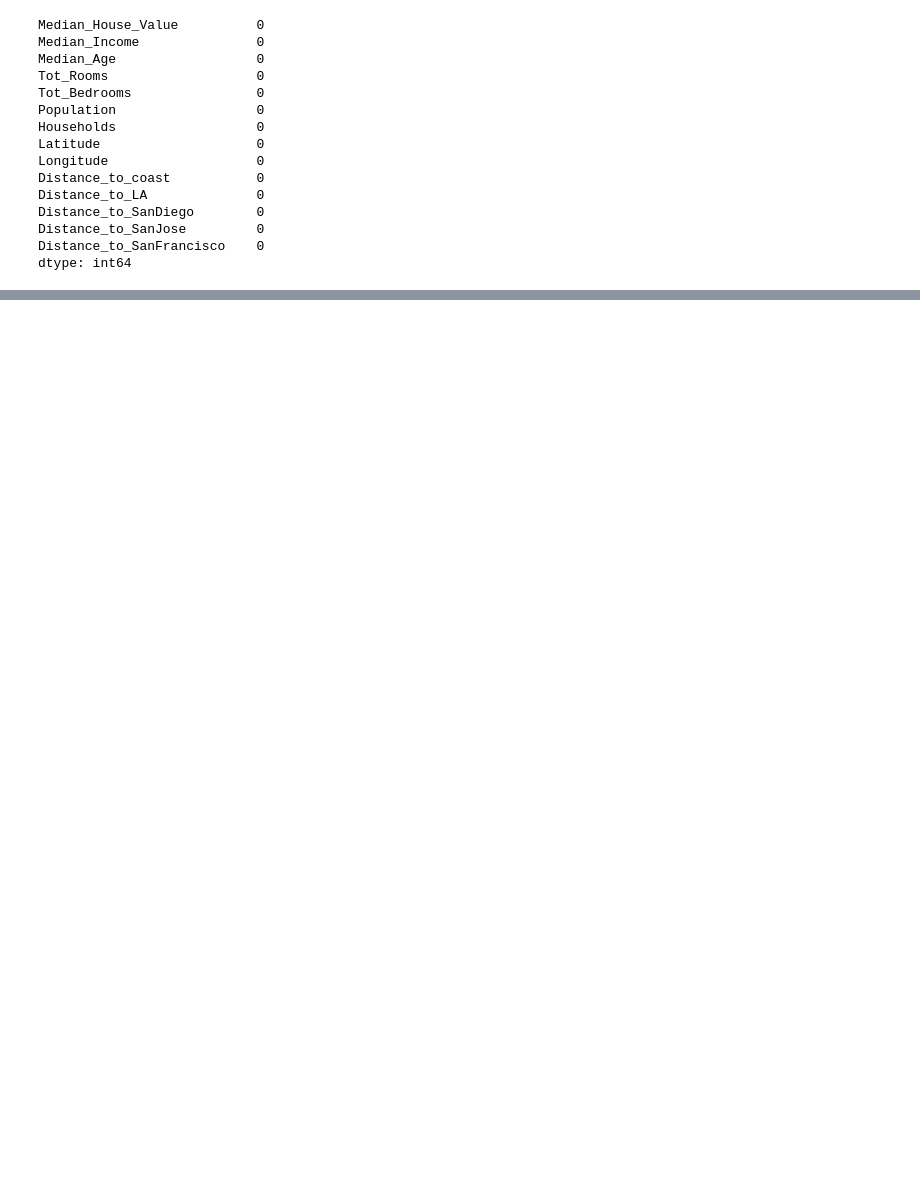
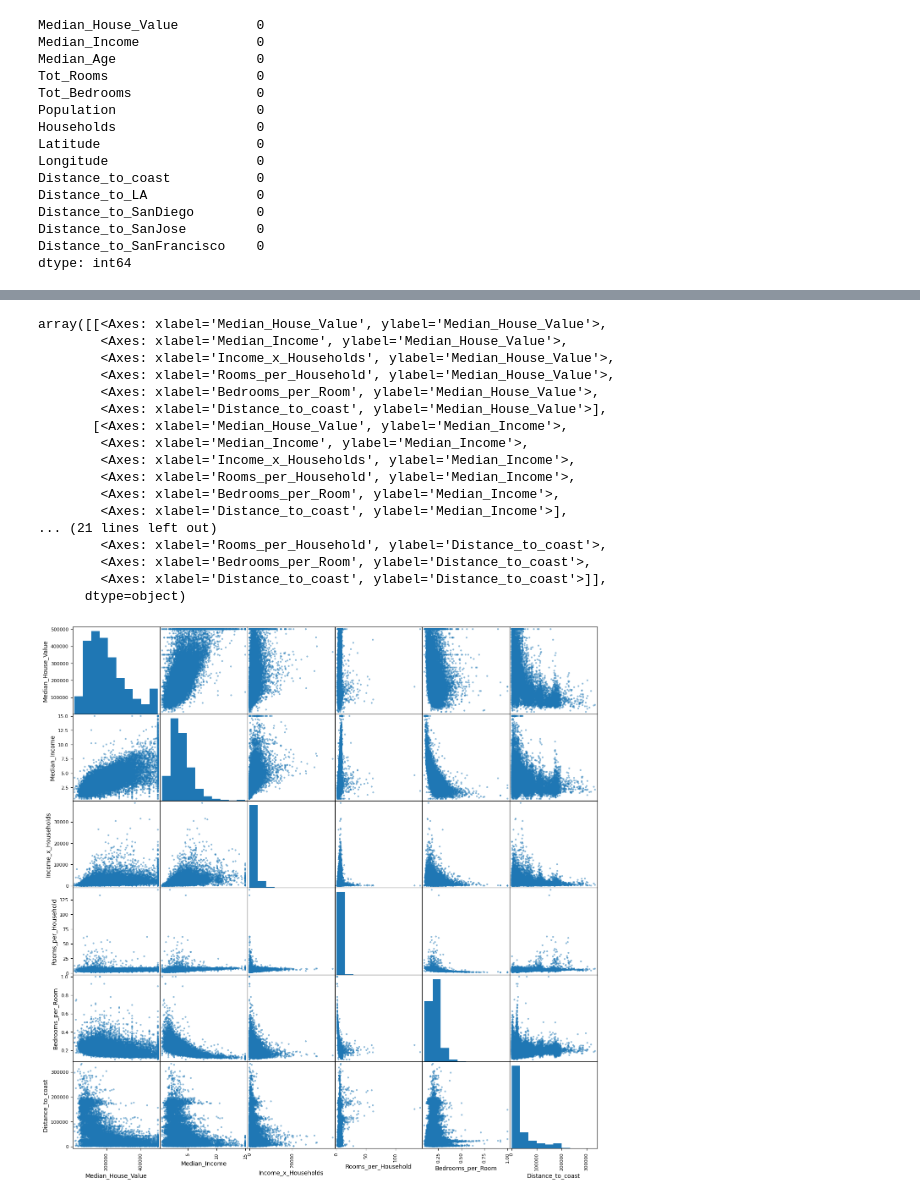
Before and after one commit to ahammadshawki8/ML-Projects, a Jupyter notebook: CALIFORNIA HOUSING/solve.ipynb, the cells around one changed output, grey strips where cells are left out. Drawn from its saved outputs; the diff is of its cells as text; code cells hidden in the pictures; blank space fills up the shorter version.

```diff
--- a/CALIFORNIA HOUSING/solve.ipynb
+++ b/CALIFORNIA HOUSING/solve.ipynb
@@ -62,0 +183,23 @@ plt.show()
+# %%
+# Scatter matrix plot for selected important attributes
+attributes = ["Median_House_Value", "Median_Income", "Income_x_Households", "Rooms_per_Household", "Bedrooms_per_Room", "Distance_to_coast"]
+scatter_matrix(data[attributes], figsize=(16, 16))
+# %% [output]
+array([[<Axes: xlabel='Median_House_Value', ylabel='Median_House_Value'>,
+        <Axes: xlabel='Median_Income', ylabel='Median_House_Value'>,
+        <Axes: xlabel='Income_x_Households', ylabel='Median_House_Value'>,
+        <Axes: xlabel='Rooms_per_Household', ylabel='Median_House_Value'>,
+        <Axes: xlabel='Bedrooms_per_Room', ylabel='Median_House_Value'>,
+        <Axes: xlabel='Distance_to_coast', ylabel='Median_House_Value'>],
+       [<Axes: xlabel='Median_House_Value', ylabel='Median_Income'>,
+        <Axes: xlabel='Median_Income', ylabel='Median_Income'>,
+        <Axes: xlabel='Income_x_Households', ylabel='Median_Income'>,
+        <Axes: xlabel='Rooms_per_Household', ylabel='Median_Income'>,
+        <Axes: xlabel='Bedrooms_per_Room', ylabel='Median_Income'>,
+        <Axes: xlabel='Distance_to_coast', ylabel='Median_Income'>],
+... (21 lines left out)
+        <Axes: xlabel='Rooms_per_Household', ylabel='Distance_to_coast'>,
+        <Axes: xlabel='Bedrooms_per_Room', ylabel='Distance_to_coast'>,
+        <Axes: xlabel='Distance_to_coast', ylabel='Distance_to_coast'>]],
+      dtype=object)
+[figure, added]
```
Also changed, not shown: parts of 30 cells of this notebook, 2 other files.
